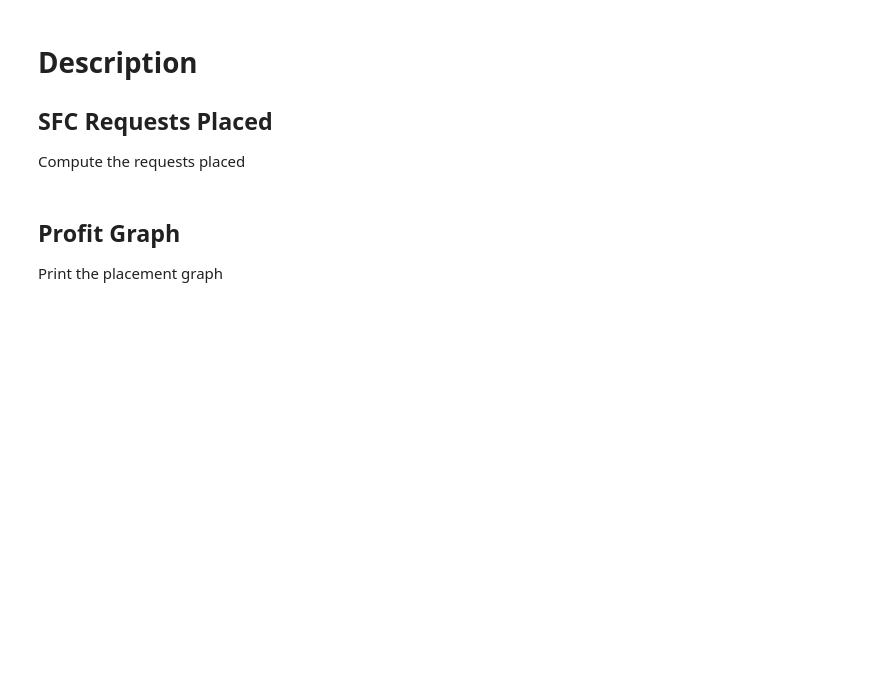
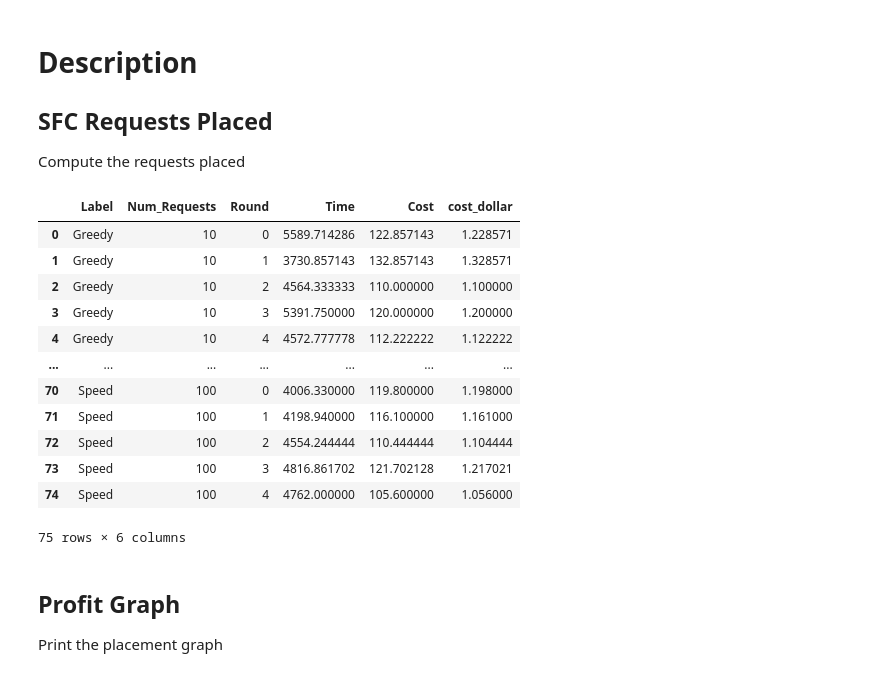
Before and after one commit to anselmobattisti/speed, a Jupyter notebook: experiments/A1/notebook/notebook.ipynb, the cells around one changed output. Cells and saved outputs as stored; diff of their text form; code cells hidden in the pictures; blank space fills up the shorter version.

```diff
--- a/experiments/A1/notebook/notebook.ipynb
+++ b/experiments/A1/notebook/notebook.ipynb
@@ -54,25 +54,58 @@ def load_data():
 # %%
 def process_data():
     data = load_data()
 
     entities = data['requests']
 
     services_processed = []
 
     for services in entities:
         df = services.loc[(services['Event'] == "SUCCESS")]
         services_processed.append(df)
 
     res = pd.concat(services_processed)
 
     grouped_data = res.groupby(['Label', 'Num_Requests', 'Round','Event']).count().reset_index()
 
     grouped_data["percentage"] = (grouped_data['Time'] / grouped_data['Num_Requests']) * 100
 
     return grouped_data
 
-# df_summed = process_data()
+def process_data_cost():
+    data = load_data()
+
+    entities = data['requests']
+
+    services_processed = []
+
+    for services in entities:
+        df = services.loc[(services['Event'] == "SUCCESS")]
+        services_processed.append(df)
+
+    res = pd.concat(services_processed)
+
+    grouped_data = res.groupby(['Label', 'Num_Requests','Round']).mean(['Cost']).reset_index()
+
+    grouped_data["cost_dollar"] = (grouped_data['Cost'] / 100)
+
+    return grouped_data
+
+# df_summed = process_data_cost()
 # df_summed
+# %% [output]
+|  | Label | Num_Requests | Round | Time | Cost | cost_dollar |
+| 0 | Greedy | 10 | 0 | 5589.714286 | 122.857143 | 1.228571 |
+| 1 | Greedy | 10 | 1 | 3730.857143 | 132.857143 | 1.328571 |
+| 2 | Greedy | 10 | 2 | 4564.333333 | 110.000000 | 1.100000 |
+| 3 | Greedy | 10 | 3 | 5391.750000 | 120.000000 | 1.200000 |
+| 4 | Greedy | 10 | 4 | 4572.777778 | 112.222222 | 1.122222 |
+| ... | ... | ... | ... | ... | ... | ... |
+| 70 | Speed | 100 | 0 | 4006.330000 | 119.800000 | 1.198000 |
+| 71 | Speed | 100 | 1 | 4198.940000 | 116.100000 | 1.161000 |
+| 72 | Speed | 100 | 2 | 4554.244444 | 110.444444 | 1.104444 |
+| 73 | Speed | 100 | 3 | 4816.861702 | 121.702128 | 1.217021 |
+| 74 | Speed | 100 | 4 | 4762.000000 | 105.600000 | 1.056000 |
+75 rows × 6 columns
 # %% [markdown]
 ## Profit Graph
 
```
Also changed, not shown: parts of 1 cell of this notebook, 4 other files.
